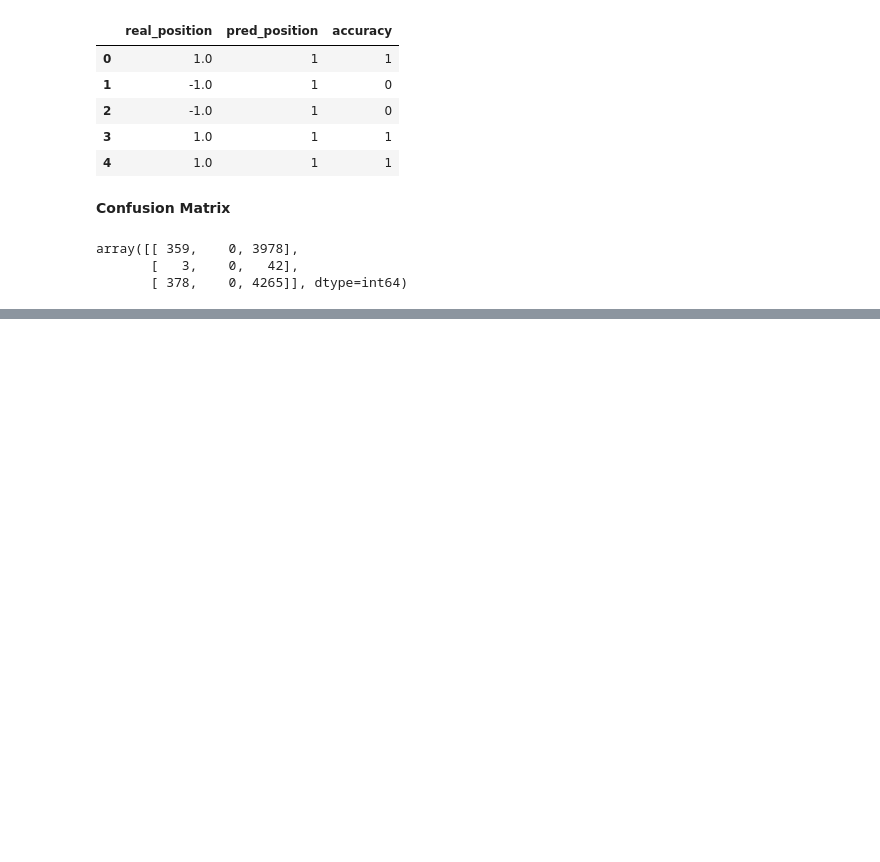
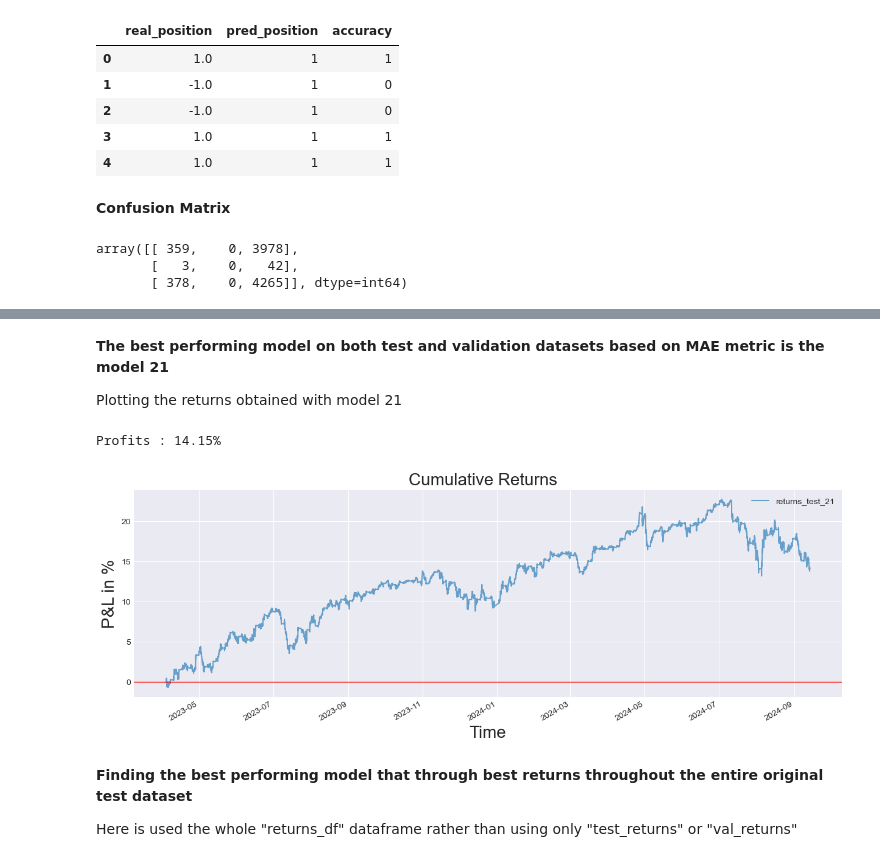
Before and after one commit to YarosInter/Time-Series-LSTM-Neural-Network, a Jupyter notebook: Classifier_LSTM_Neural_Network.ipynb, the cells around one changed output, grey strips where cells are left out. Saved outputs shown, nothing was run; the diff lists cells and outputs as text; code cells hidden in the pictures; blank space fills up the shorter version.

```diff
--- a/Classifier_LSTM_Neural_Network.ipynb
+++ b/Classifier_LSTM_Neural_Network.ipynb
@@ -917,0 +968,13 @@ array([[ 359,    0, 3978],
+# %% [markdown]
+**The best performing model on both test and validation datasets based on MAE metric is the model 21**
+
+Plotting the returns obtained with model 21
+# %%
+display.plot_test_returns(returns_df["returns_test_21"])
+# %% [output]
+Profits : 14.15%
+[figure, added]
+# %% [markdown]
+**Finding the best performing model that through best returns throughout the entire original test dataset**
+
+Here is used the whole "returns_df" dataframe rather than using only "test_returns" or "val_returns"
```
Also changed, not shown: parts of 12 cells of this notebook.
